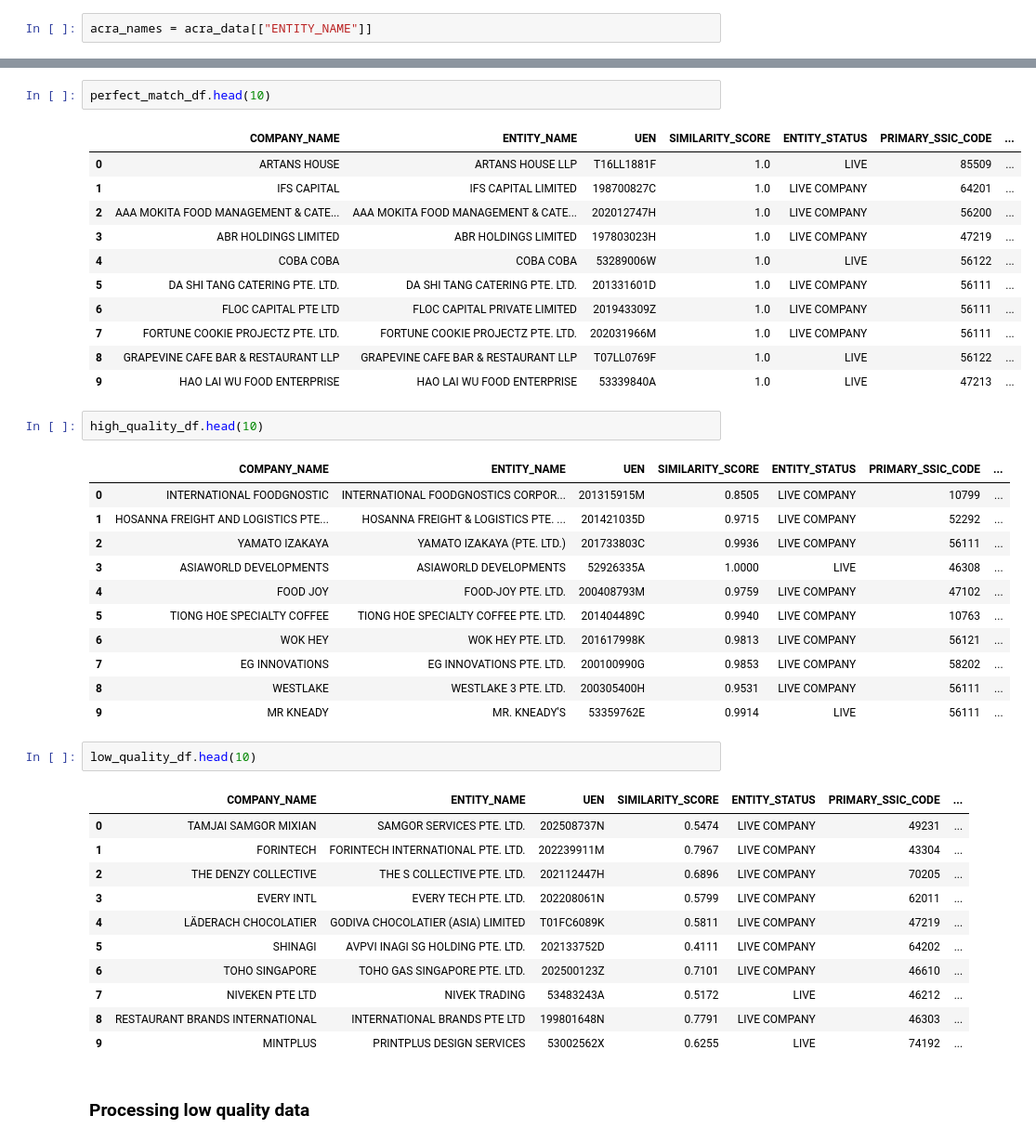
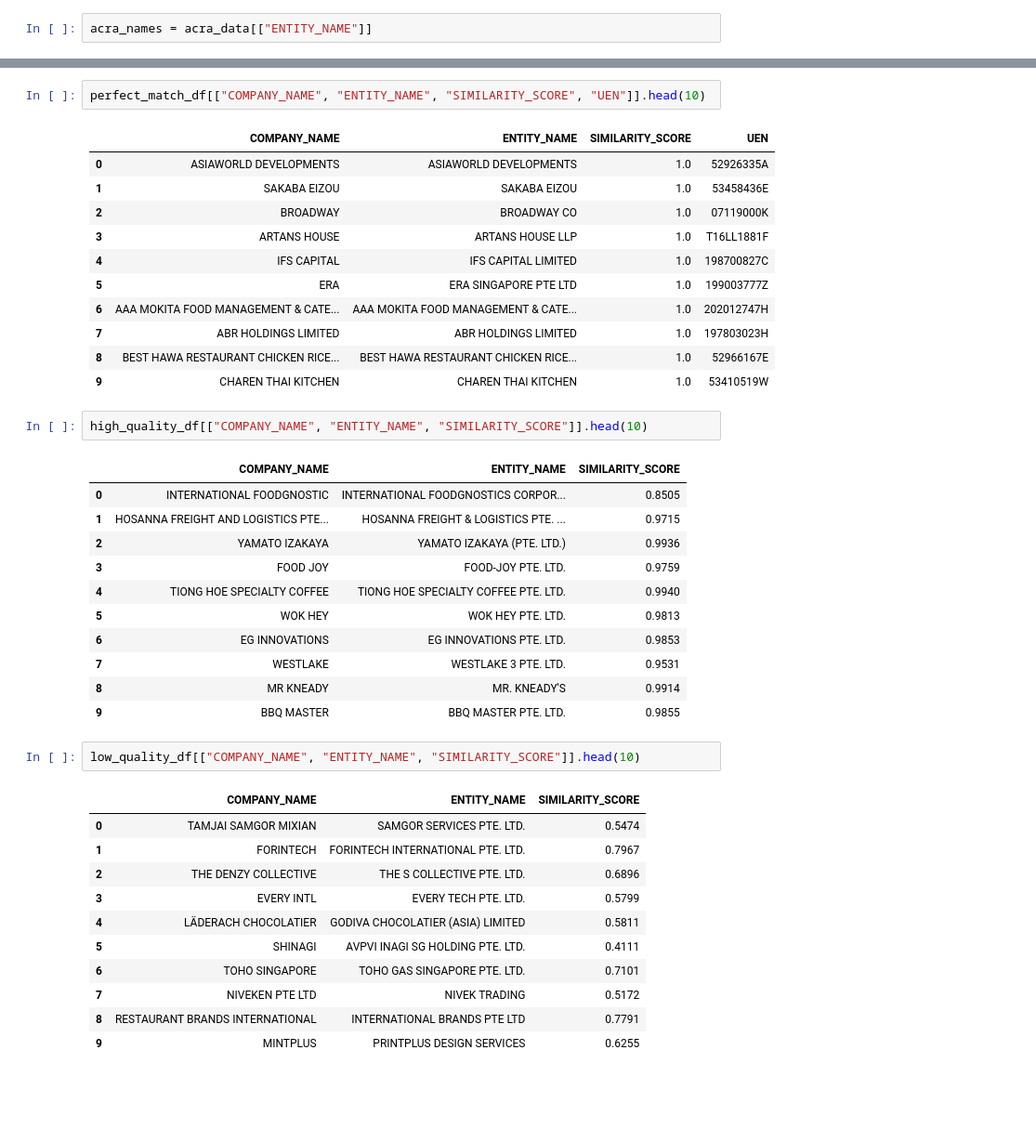
Before and after one commit to AzlieJohari57/Adhoc_Leads_Refinement_Pipeline, a Jupyter notebook: Name_Matching.ipynb, the cells around one changed output, grey strips where cells are left out. Shown at 93% size. Cells and saved outputs as stored; diff of their text form; blank space fills up the shorter version.

```diff
--- a/Name_Matching.ipynb
+++ b/Name_Matching.ipynb
@@ -372,44 +266,42 @@ DATAFRAMES CREATED:
 # %%
-perfect_match_df.head(10)
+perfect_match_df[["COMPANY_NAME", "ENTITY_NAME", "SIMILARITY_SCORE", "UEN"]].head(10)
 # %% [output]
-|  | COMPANY_NAME | ENTITY_NAME | UEN | SIMILARITY_SCORE | ENTITY_STATUS | PRIMARY_SSIC_CODE | ... |
-| 0 | ARTANS HOUSE | ARTANS HOUSE LLP | T16LL1881F | 1.0 | LIVE | 85509 | ... |
-| 1 | IFS CAPITAL | IFS CAPITAL LIMITED | 198700827C | 1.0 | LIVE COMPANY | 64201 | ... |
-| 2 | AAA MOKITA FOOD MANAGEMENT & CATE... | AAA MOKITA FOOD MANAGEMENT & CATE... | 202012747H | 1.0 | LIVE COMPANY | 56200 | ... |
-| 3 | ABR HOLDINGS LIMITED | ABR HOLDINGS LIMITED | 197803023H | 1.0 | LIVE COMPANY | 47219 | ... |
-| 4 | COBA COBA | COBA COBA | 53289006W | 1.0 | LIVE | 56122 | ... |
-| 5 | DA SHI TANG CATERING PTE. LTD. | DA SHI TANG CATERING PTE. LTD. | 201331601D | 1.0 | LIVE COMPANY | 56111 | ... |
-| 6 | FLOC CAPITAL PTE LTD | FLOC CAPITAL PRIVATE LIMITED | 201943309Z | 1.0 | LIVE COMPANY | 56111 | ... |
-| 7 | FORTUNE COOKIE PROJECTZ PTE. LTD. | FORTUNE COOKIE PROJECTZ PTE. LTD. | 202031966M | 1.0 | LIVE COMPANY | 56111 | ... |
-| 8 | GRAPEVINE CAFE BAR & RESTAURANT LLP | GRAPEVINE CAFE BAR & RESTAURANT LLP | T07LL0769F | 1.0 | LIVE | 56122 | ... |
-| 9 | HAO LAI WU FOOD ENTERPRISE | HAO LAI WU FOOD ENTERPRISE | 53339840A | 1.0 | LIVE | 47213 | ... |
+|  | COMPANY_NAME | ENTITY_NAME | SIMILARITY_SCORE | UEN |
+| 0 | ASIAWORLD DEVELOPMENTS | ASIAWORLD DEVELOPMENTS | 1.0 | 52926335A |
+| 1 | SAKABA EIZOU | SAKABA EIZOU | 1.0 | 53458436E |
+| 2 | BROADWAY | BROADWAY CO | 1.0 | 07119000K |
+| 3 | ARTANS HOUSE | ARTANS HOUSE LLP | 1.0 | T16LL1881F |
+| 4 | IFS CAPITAL | IFS CAPITAL LIMITED | 1.0 | 198700827C |
+| 5 | ERA | ERA SINGAPORE PTE LTD | 1.0 | 199003777Z |
+| 6 | AAA MOKITA FOOD MANAGEMENT & CATE... | AAA MOKITA FOOD MANAGEMENT & CATE... | 1.0 | 202012747H |
+| 7 | ABR HOLDINGS LIMITED | ABR HOLDINGS LIMITED | 1.0 | 197803023H |
+| 8 | BEST HAWA RESTAURANT CHICKEN RICE... | BEST HAWA RESTAURANT CHICKEN RICE... | 1.0 | 52966167E |
+| 9 | CHAREN THAI KITCHEN | CHAREN THAI KITCHEN | 1.0 | 53410519W |
 # %%
-high_quality_df.head(10)
+high_quality_df[["COMPANY_NAME", "ENTITY_NAME", "SIMILARITY_SCORE"]].head(10)
 # %% [output]
-|  | COMPANY_NAME | ENTITY_NAME | UEN | SIMILARITY_SCORE | ENTITY_STATUS | PRIMARY_SSIC_CODE | ... |
-| 0 | INTERNATIONAL FOODGNOSTIC | INTERNATIONAL FOODGNOSTICS CORPOR... | 201315915M | 0.8505 | LIVE COMPANY | 10799 | ... |
-| 1 | HOSANNA FREIGHT AND LOGISTICS PTE... | HOSANNA FREIGHT & LOGISTICS PTE. ... | 201421035D | 0.9715 | LIVE COMPANY | 52292 | ... |
-| 2 | YAMATO IZAKAYA | YAMATO IZAKAYA (PTE. LTD.) | 201733803C | 0.9936 | LIVE COMPANY | 56111 | ... |
-| 3 | ASIAWORLD DEVELOPMENTS | ASIAWORLD DEVELOPMENTS | 52926335A | 1.0000 | LIVE | 46308 | ... |
-| 4 | FOOD JOY | FOOD-JOY PTE. LTD. | 200408793M | 0.9759 | LIVE COMPANY | 47102 | ... |
-| 5 | TIONG HOE SPECIALTY COFFEE | TIONG HOE SPECIALTY COFFEE PTE. LTD. | 201404489C | 0.9940 | LIVE COMPANY | 10763 | ... |
-| 6 | WOK HEY | WOK HEY PTE. LTD. | 201617998K | 0.9813 | LIVE COMPANY | 56121 | ... |
-| 7 | EG INNOVATIONS | EG INNOVATIONS PTE. LTD. | 200100990G | 0.9853 | LIVE COMPANY | 58202 | ... |
-| 8 | WESTLAKE | WESTLAKE 3 PTE. LTD. | 200305400H | 0.9531 | LIVE COMPANY | 56111 | ... |
-| 9 | MR KNEADY | MR. KNEADY'S | 53359762E | 0.9914 | LIVE | 56111 | ... |
+|  | COMPANY_NAME | ENTITY_NAME | SIMILARITY_SCORE |
+| 0 | INTERNATIONAL FOODGNOSTIC | INTERNATIONAL FOODGNOSTICS CORPOR... | 0.8505 |
+| 1 | HOSANNA FREIGHT AND LOGISTICS PTE... | HOSANNA FREIGHT & LOGISTICS PTE. ... | 0.9715 |
+| 2 | YAMATO IZAKAYA | YAMATO IZAKAYA (PTE. LTD.) | 0.9936 |
+| 3 | FOOD JOY | FOOD-JOY PTE. LTD. | 0.9759 |
+| 4 | TIONG HOE SPECIALTY COFFEE | TIONG HOE SPECIALTY COFFEE PTE. LTD. | 0.9940 |
+| 5 | WOK HEY | WOK HEY PTE. LTD. | 0.9813 |
+| 6 | EG INNOVATIONS | EG INNOVATIONS PTE. LTD. | 0.9853 |
+| 7 | WESTLAKE | WESTLAKE 3 PTE. LTD. | 0.9531 |
+| 8 | MR KNEADY | MR. KNEADY'S | 0.9914 |
+| 9 | BBQ MASTER | BBQ MASTER PTE. LTD. | 0.9855 |
 # %%
-low_quality_df.head(10)
+low_quality_df[["COMPANY_NAME", "ENTITY_NAME", "SIMILARITY_SCORE"]].head(10)
 # %% [output]
-|  | COMPANY_NAME | ENTITY_NAME | UEN | SIMILARITY_SCORE | ENTITY_STATUS | PRIMARY_SSIC_CODE | ... |
-| 0 | TAMJAI SAMGOR MIXIAN | SAMGOR SERVICES PTE. LTD. | 202508737N | 0.5474 | LIVE COMPANY | 49231 | ... |
-| 1 | FORINTECH | FORINTECH INTERNATIONAL PTE. LTD. | 202239911M | 0.7967 | LIVE COMPANY | 43304 | ... |
-| 2 | THE DENZY COLLECTIVE | THE S COLLECTIVE PTE. LTD. | 202112447H | 0.6896 | LIVE COMPANY | 70205 | ... |
-| 3 | EVERY INTL | EVERY TECH PTE. LTD. | 202208061N | 0.5799 | LIVE COMPANY | 62011 | ... |
-| 4 | LÄDERACH CHOCOLATIER | GODIVA CHOCOLATIER (ASIA) LIMITED | T01FC6089K | 0.5811 | LIVE COMPANY | 47219 | ... |
-| 5 | SHINAGI | AVPVI INAGI SG HOLDING PTE. LTD. | 202133752D | 0.4111 | LIVE COMPANY | 64202 | ... |
-| 6 | TOHO SINGAPORE | TOHO GAS SINGAPORE PTE. LTD. | 202500123Z | 0.7101 | LIVE COMPANY | 46610 | ... |
-| 7 | NIVEKEN PTE LTD | NIVEK TRADING | 53483243A | 0.5172 | LIVE | 46212 | ... |
-| 8 | RESTAURANT BRANDS INTERNATIONAL | INTERNATIONAL BRANDS PTE LTD | 199801648N | 0.7791 | LIVE COMPANY | 46303 | ... |
-| 9 | MINTPLUS | PRINTPLUS DESIGN SERVICES | 53002562X | 0.6255 | LIVE | 74192 | ... |
+|  | COMPANY_NAME | ENTITY_NAME | SIMILARITY_SCORE |
+| 0 | TAMJAI SAMGOR MIXIAN | SAMGOR SERVICES PTE. LTD. | 0.5474 |
+| 1 | FORINTECH | FORINTECH INTERNATIONAL PTE. LTD. | 0.7967 |
+| 2 | THE DENZY COLLECTIVE | THE S COLLECTIVE PTE. LTD. | 0.6896 |
+| 3 | EVERY INTL | EVERY TECH PTE. LTD. | 0.5799 |
+| 4 | LÄDERACH CHOCOLATIER | GODIVA CHOCOLATIER (ASIA) LIMITED | 0.5811 |
+| 5 | SHINAGI | AVPVI INAGI SG HOLDING PTE. LTD. | 0.4111 |
+| 6 | TOHO SINGAPORE | TOHO GAS SINGAPORE PTE. LTD. | 0.7101 |
+| 7 | NIVEKEN PTE LTD | NIVEK TRADING | 0.5172 |
+| 8 | RESTAURANT BRANDS INTERNATIONAL | INTERNATIONAL BRANDS PTE LTD | 0.7791 |
+| 9 | MINTPLUS | PRINTPLUS DESIGN SERVICES | 0.6255 |
-# %% [markdown]
-### Processing low quality data
```
Also changed, not shown: parts of 11 cells of this notebook.
